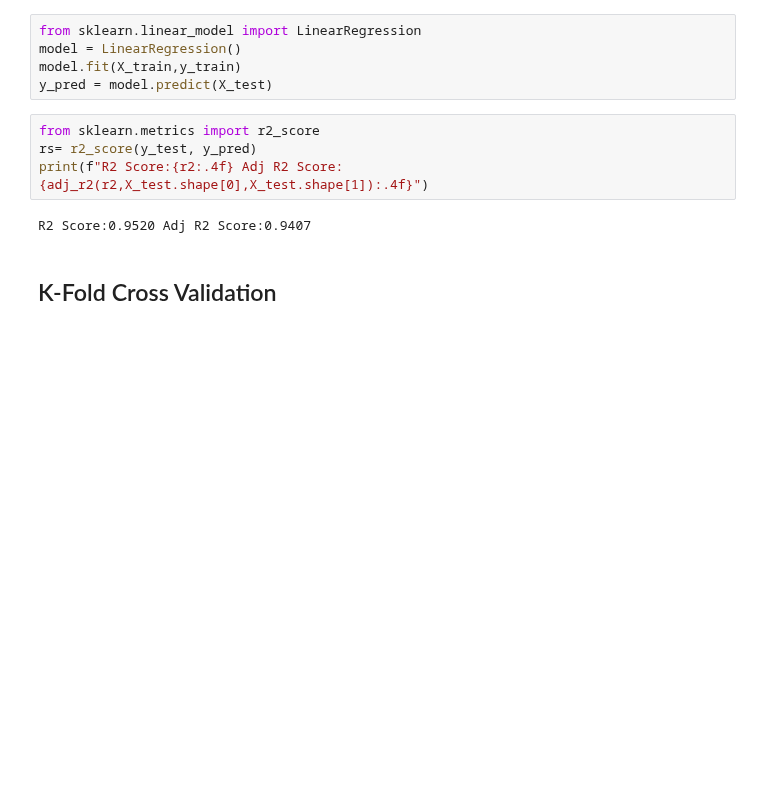
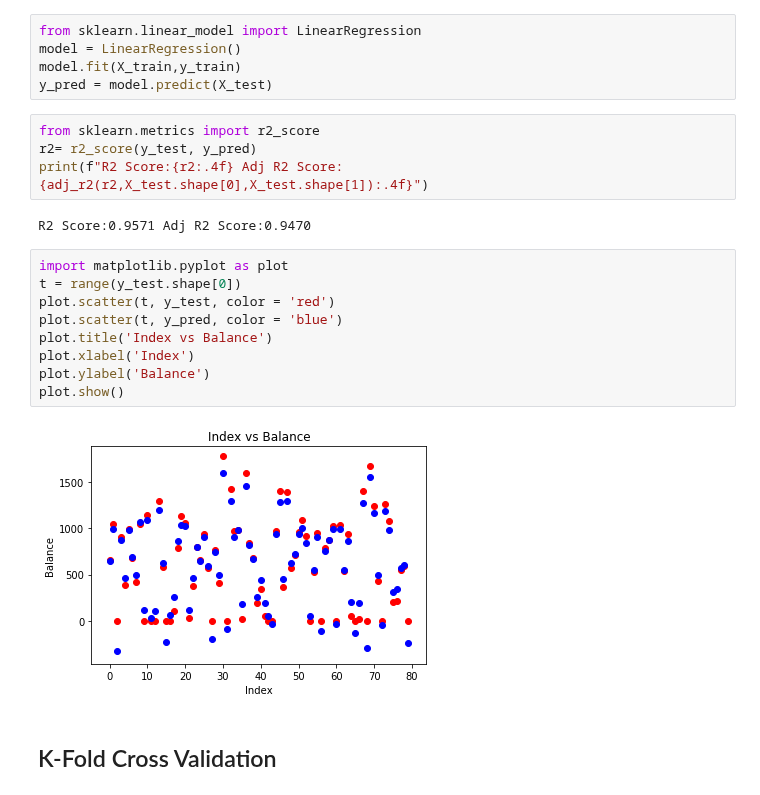
Before and after one commit to rparthas/data, a Jupyter notebook: StatLearning/6.Subset.ipynb, the cells around one changed output. Cells and saved outputs as stored; diff of their text form; blank space fills up the shorter version.

```diff
--- a/StatLearning/6.Subset.ipynb
+++ b/StatLearning/6.Subset.ipynb
@@ -38,10 +39,21 @@ model.fit(X_train,y_train)
 y_pred = model.predict(X_test)
 # %%
 from sklearn.metrics import r2_score
-rs= r2_score(y_test, y_pred)
+r2= r2_score(y_test, y_pred)
 print(f"R2 Score:{r2:.4f} Adj R2 Score:{adj_r2(r2,X_test.shape[0],X_test.shape[1]):.4f}")
 # %% [output]
-R2 Score:0.9520 Adj R2 Score:0.9407
+R2 Score:0.9571 Adj R2 Score:0.9470
+# %%
+import matplotlib.pyplot as plot
+t = range(y_test.shape[0])
+plot.scatter(t, y_test, color = 'red')
+plot.scatter(t, y_pred, color = 'blue')
+plot.title('Index vs Balance')
+plot.xlabel('Index')
+plot.ylabel('Balance')
+plot.show()
+# %% [output]
+[figure, added]
 # %% [markdown]
 ## K-Fold Cross Validation
 # %%
```
Also changed, not shown: parts of 7 cells of this notebook, 3 other files.
